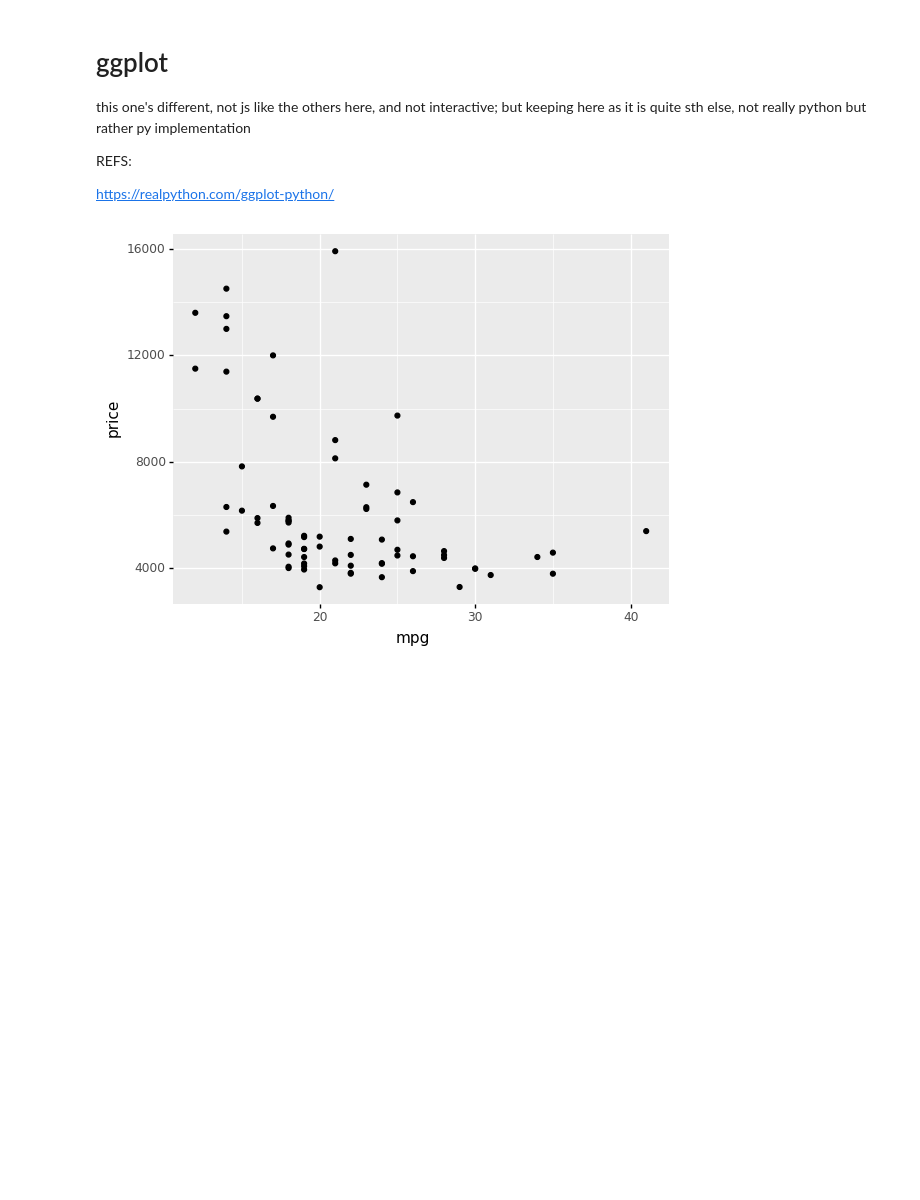
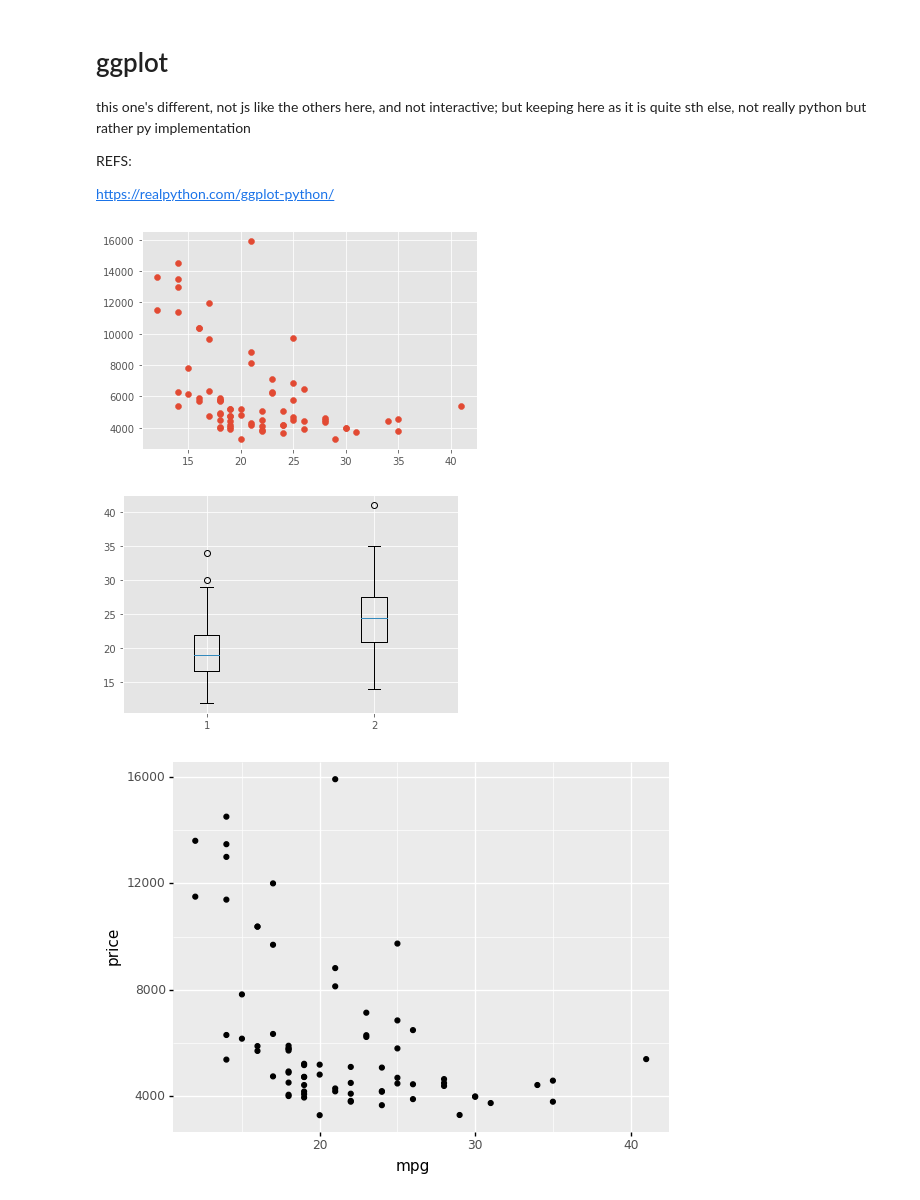
Before and after one commit to theaok/vis, a Jupyter notebook: plotly.ipynb, the cells around one changed output. Drawn from its saved outputs; the diff is of its cells as text; code cells hidden in the pictures; blank space fills up the shorter version.

```diff
--- a/plotly.ipynb
+++ b/plotly.ipynb
@@ -513,4 +513,14 @@ https://realpython.com/ggplot-python/
 from plotnine import ggplot, aes, facet_grid, labs, stat_smooth, geom_smooth, facet_wrap, geom_point, geom_line, geom_point, geom_bar, geom_boxplot, theme_xkcd
 # %%
 auto=pd.read_stata('https://docs.google.com/uc?id=1YpkQ-RgAQfB_4olxtbfRWnVmKwkXml5N&export=download')
+# %%
+#first of all can get pretty much the same thing in mpl with ggplot style
+import matplotlib.pyplot as plt
+plt.style.use('ggplot')
+plt.scatter(auto.mpg,auto.price);plt.show()
+g=auto[['mpg','foreign']].groupby('foreign')
+plt.boxplot([g.get_group('Domestic')['mpg'],g.get_group('Foreign')['mpg']]);
+# %% [output]
+[figure, added]
+[figure, added]
 # %%
```
Also changed, not shown: parts of 1 cell of this notebook.
